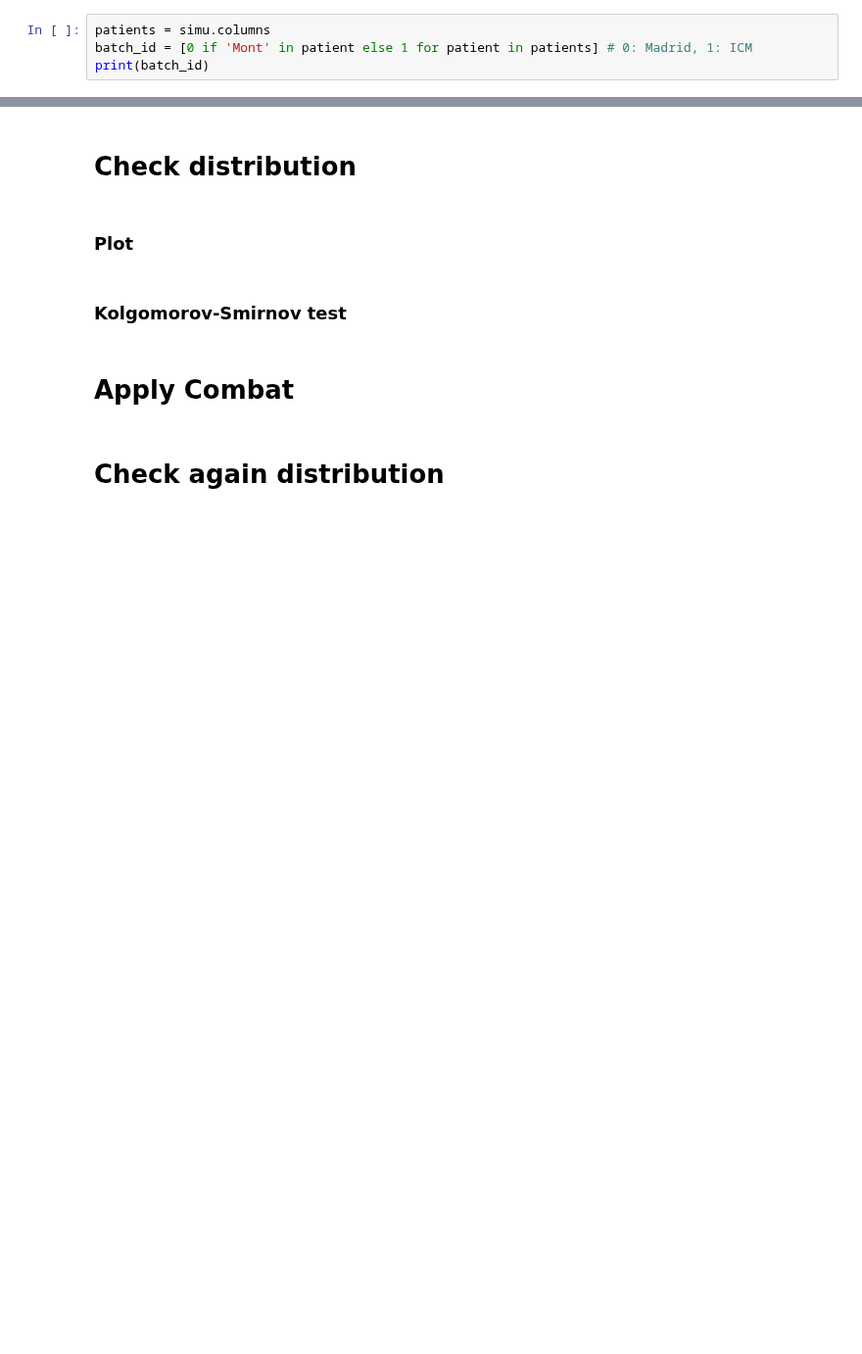
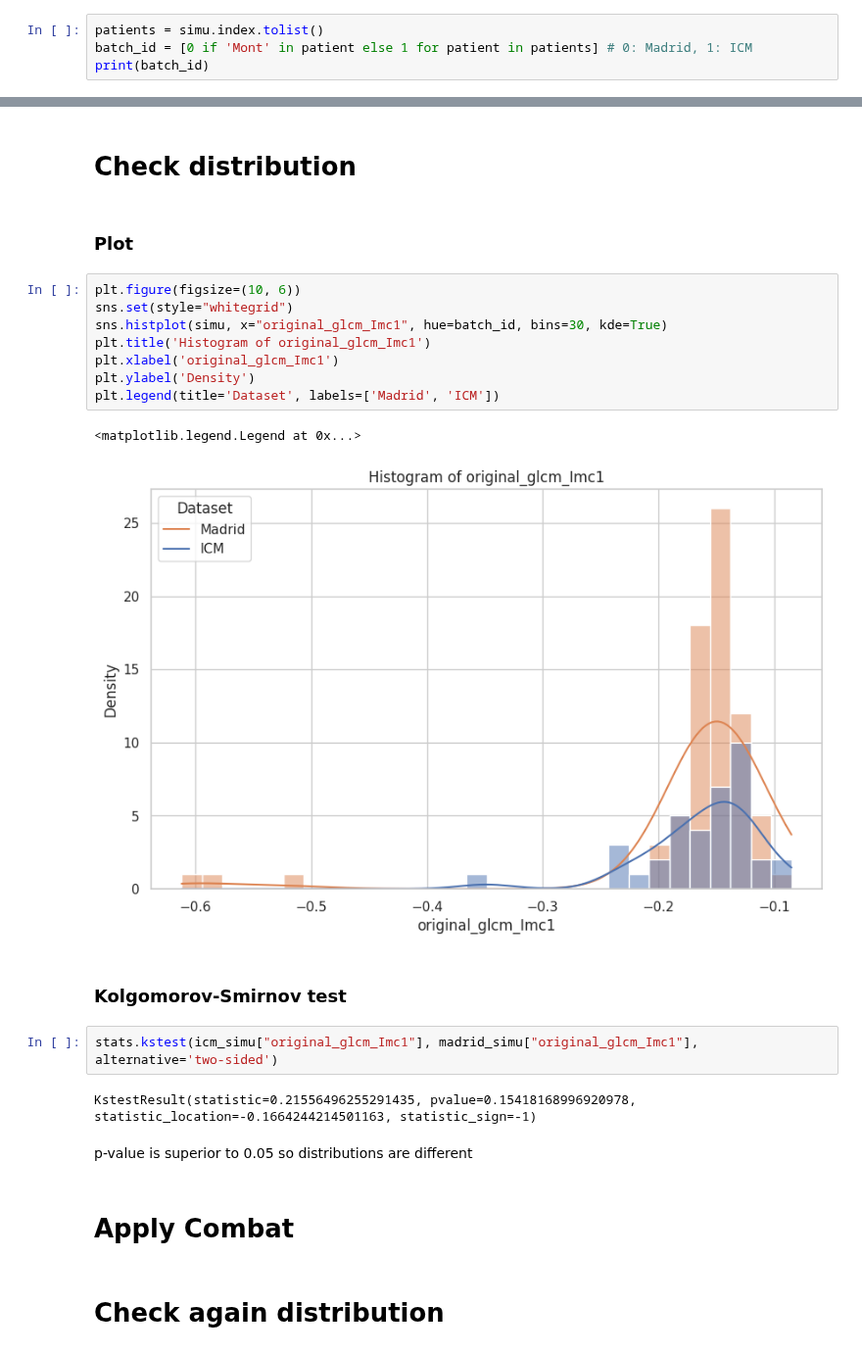
Before and after one commit to ftach/delta-rad, a Jupyter notebook: madrid_study/5_apply_combat.ipynb, the cells around one changed output, grey strips where cells are left out. Shown at 98% size. Drawn from its saved outputs; the diff is of its cells as text; blank space fills up the shorter version.

```diff
--- a/madrid_study/5_apply_combat.ipynb
+++ b/madrid_study/5_apply_combat.ipynb
@@ -65,5 +67,5 @@ simu.head()
 # %%
-patients = simu.columns
+patients = simu.index.tolist()
 batch_id = [0 if 'Mont' in patient else 1 for patient in patients] # 0: Madrid, 1: ICM
 print(batch_id)
 # %% [output]
@@ -93,8 +74,25 @@ Index(['original_glcm_Imc1', 'original_glcm_MCC', 'original_glcm_Idmn',
 # Check distribution
 # %% [markdown]
 ### Plot
+# %%
+plt.figure(figsize=(10, 6))
+sns.set(style="whitegrid")
+sns.histplot(simu, x="original_glcm_Imc1", hue=batch_id, bins=30, kde=True)
+plt.title('Histogram of original_glcm_Imc1')
+plt.xlabel('original_glcm_Imc1')
+plt.ylabel('Density')
+plt.legend(title='Dataset', labels=['Madrid', 'ICM'])
+# %% [output]
+<matplotlib.legend.Legend at 0x...>
+[figure, added]
 # %% [markdown]
 ### Kolgomorov-Smirnov test
+# %%
+stats.kstest(icm_simu["original_glcm_Imc1"], madrid_simu["original_glcm_Imc1"], alternative='two-sided')
+# %% [output]
+KstestResult(statistic=0.21556496255291435, pvalue=0.15418168996920978, statistic_location=-0.1664244214501163, statistic_sign=-1)
+# %% [markdown]
+p-value is superior to 0.05 so distributions are different
 # %% [markdown]
 # Apply Combat
 # %% [markdown]
```
Also changed, not shown: parts of 6 cells of this notebook.
